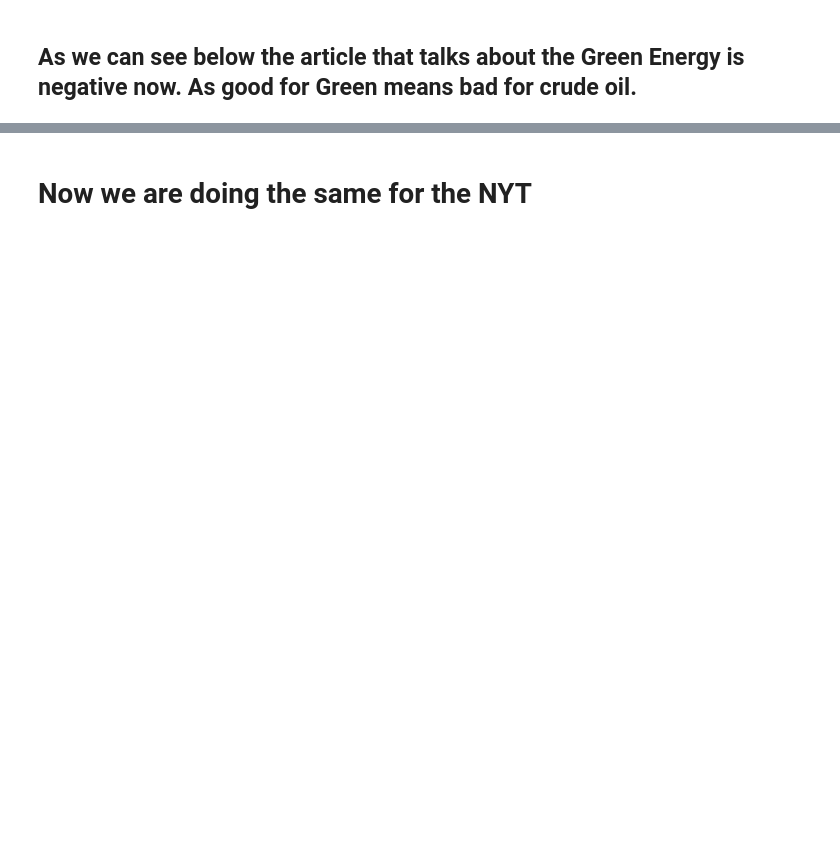
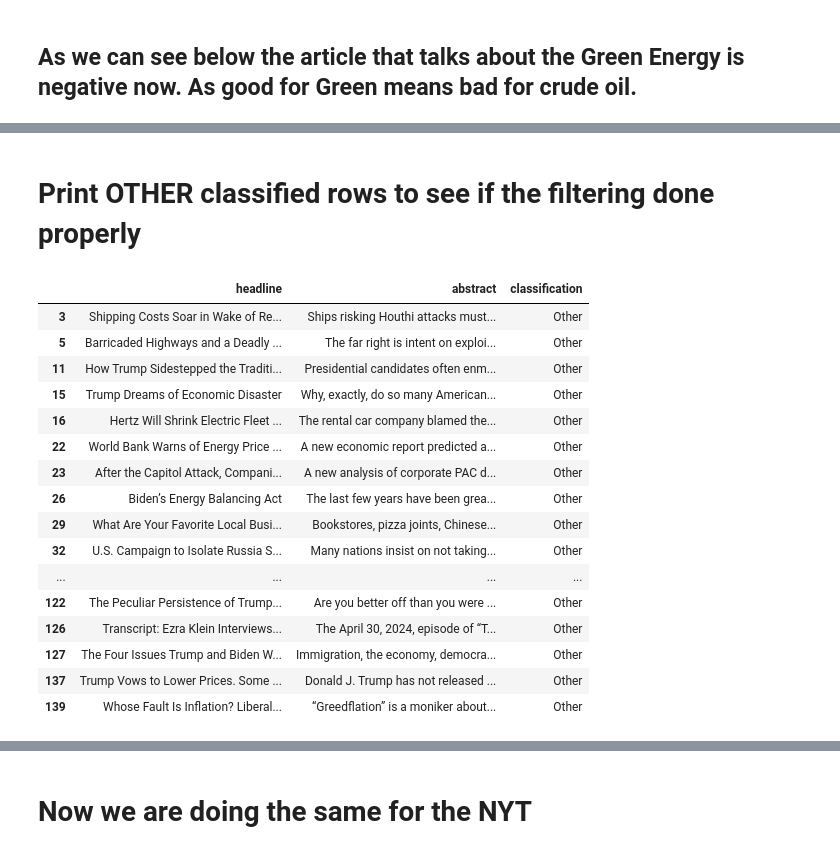
Before and after one commit to StasyChernyshov/Sentiment-Analysis, a Jupyter notebook: Feature Engineering_(adding sentiment scores, normalizing data & adding new features)/Feature Engineering_(adding sentiment scores).ipynb, the cells around one changed output, grey strips where cells are left out. Cells and saved outputs as stored; diff of their text form; code cells hidden in the pictures; blank space fills up the shorter version.

```diff
--- a/Feature Engineering_(adding sentiment scores, normalizing data & adding new features)/Feature Engineering_(adding sentiment scores).ipynb
+++ b/Feature Engineering_(adding sentiment scores, normalizing data & adding new features)/Feature Engineering_(adding sentiment scores).ipynb
@@ -806,0 +472,29 @@ To disable this warning, you can either:
+# %% [markdown]
+# Print OTHER classified rows to see if the filtering done properly
+# %%
+# Ensure all rows are printed without truncation
+pd.set_option('display.max_rows', None)
+
+# Filter the DataFrame for rows classified as 'Other'
+other_classifications = NYT_articles[NYT_articles['classification'] == 'Other']
+
+# Print only the 'headline', 'abstract', and 'classification' columns
+other_classifications[['headline', 'abstract', 'classification']]
+# %% [output]
+|  | headline | abstract | classification |
+| 3 | Shipping Costs Soar in Wake of Re... | Ships risking Houthi attacks must... | Other |
+| 5 | Barricaded Highways and a Deadly ... | The far right is intent on exploi... | Other |
+| 11 | How Trump Sidestepped the Traditi... | Presidential candidates often enm... | Other |
+| 15 | Trump Dreams of Economic Disaster | Why, exactly, do so many American... | Other |
+| 16 | Hertz Will Shrink Electric Fleet ... | The rental car company blamed the... | Other |
+| 22 | World Bank Warns of Energy Price ... | A new economic report predicted a... | Other |
+| 23 | After the Capitol Attack, Compani... | A new analysis of corporate PAC d... | Other |
+| 26 | Biden’s Energy Balancing Act | The last few years have been grea... | Other |
+| 29 | What Are Your Favorite Local Busi... | Bookstores, pizza joints, Chinese... | Other |
+| 32 | U.S. Campaign to Isolate Russia S... | Many nations insist on not taking... | Other |
+| ... | ... | ... | ... |
+| 122 | The Peculiar Persistence of Trump... | Are you better off than you were ... | Other |
+| 126 | Transcript: Ezra Klein Interviews... | The April 30, 2024, episode of “T... | Other |
+| 127 | The Four Issues Trump and Biden W... | Immigration, the economy, democra... | Other |
+| 137 | Trump Vows to Lower Prices. Some ... | Donald J. Trump has not released ... | Other |
+| 139 | Whose Fault Is Inflation? Liberal... | “Greedflation” is a moniker about... | Other |
```
Also changed, not shown: parts of 22 cells of this notebook, 7 other files.
